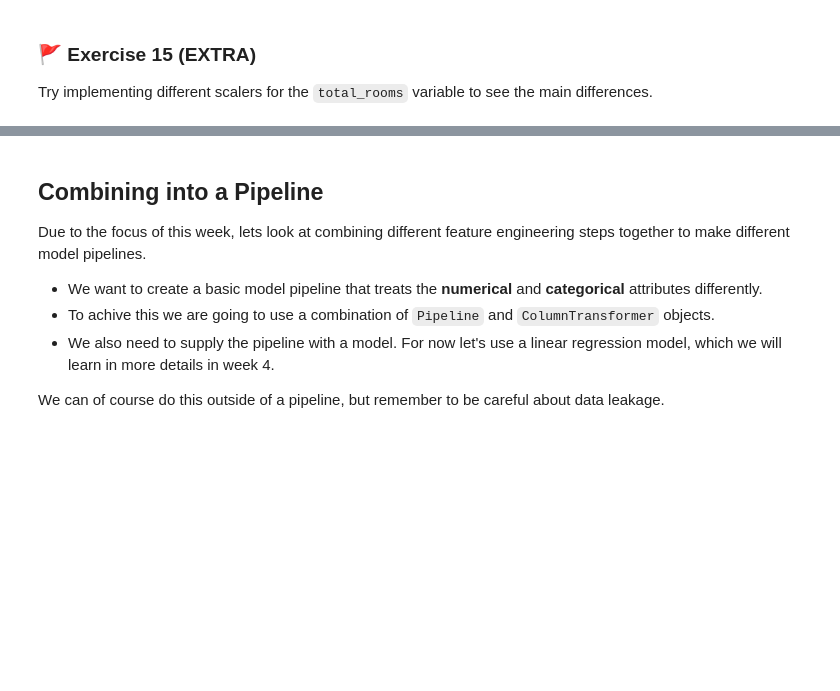
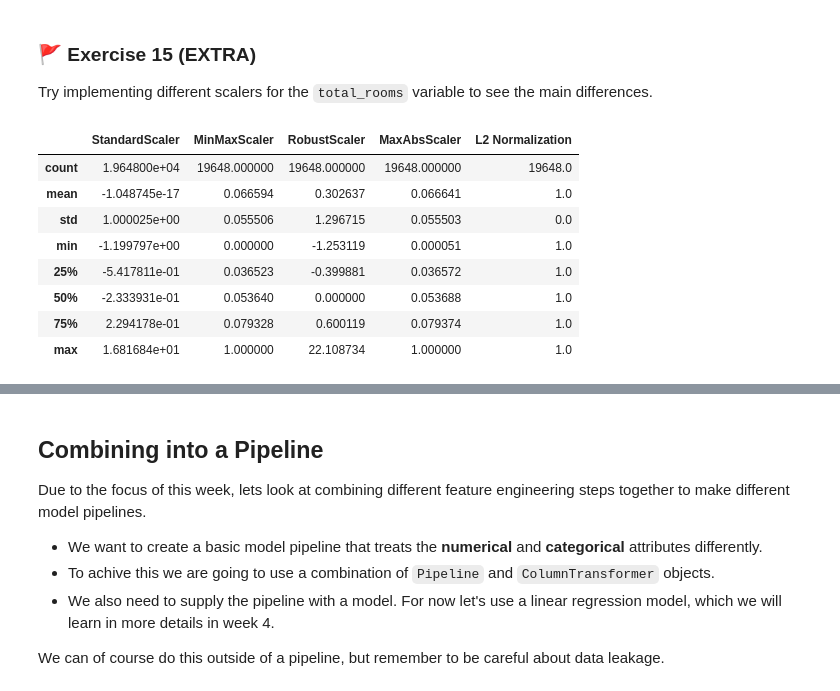
Before and after one commit to DI2636080/MLPy_2025_week01, a Jupyter notebook: mlp_week01.ipynb, the cells around one changed output, grey strips where cells are left out. Cells and saved outputs as stored; diff of their text form; code cells hidden in the pictures; blank space fills up the shorter version.

```diff
--- a/mlp_week01.ipynb
+++ b/mlp_week01.ipynb
@@ -754,3 +886,47 @@ There are various options in scikit learn for feature scaling:
 ### 🚩 Exercise 15 (EXTRA)
 
 Try implementing different scalers for the `total_rooms` variable to see the main differences.
+# %%
+from sklearn.preprocessing import StandardScaler, MinMaxScaler, RobustScaler, MaxAbsScaler, normalize
+
+total_rooms = X[:, 3].reshape(-1, 1)
+
+# 1. StandardScaler
+standard_scaler = StandardScaler()
+total_rooms_standard = standard_scaler.fit_transform(total_rooms)
+
+# 2. MinMaxScaler
+minmax_scaler = MinMaxScaler()
+total_rooms_minmax = minmax_scaler.fit_transform(total_rooms)
+
+# 3. RobustScaler
+robust_scaler = RobustScaler()
+total_rooms_robust = robust_scaler.fit_transform(total_rooms)
+
+# 4. MaxAbsScaler
+maxabs_scaler = MaxAbsScaler()
+total_rooms_maxabs = maxabs_scaler.fit_transform(total_rooms)
+
+# 5. L2 normalized
+total_rooms_l2 = normalize(total_rooms, norm='l2')
+
+scaler_results = {
+    'StandardScaler': total_rooms_standard.flatten(),
+    'MinMaxScaler': total_rooms_minmax.flatten(),
+    'RobustScaler': total_rooms_robust.flatten(),
+    'MaxAbsScaler': total_rooms_maxabs.flatten(),
+    'L2 Normalization': total_rooms_l2.flatten()
+}
+
+results_comparation = pd.DataFrame(scaler_results)
+results_comparation.describe()
+# %% [output]
+|  | StandardScaler | MinMaxScaler | RobustScaler | MaxAbsScaler | L2 Normalization |
+| count | 1.964800e+04 | 19648.000000 | 19648.000000 | 19648.000000 | 19648.0 |
+| mean | -1.048745e-17 | 0.066594 | 0.302637 | 0.066641 | 1.0 |
+| std | 1.000025e+00 | 0.055506 | 1.296715 | 0.055503 | 0.0 |
+| min | -1.199797e+00 | 0.000000 | -1.253119 | 0.000051 | 1.0 |
+| 25% | -5.417811e-01 | 0.036523 | -0.399881 | 0.036572 | 1.0 |
+| 50% | -2.333931e-01 | 0.053640 | 0.000000 | 0.053688 | 1.0 |
+| 75% | 2.294178e-01 | 0.079328 | 0.600119 | 0.079374 | 1.0 |
+| max | 1.681684e+01 | 1.000000 | 22.108734 | 1.000000 | 1.0 |
```
Also changed, not shown: parts of 31 cells of this notebook.
